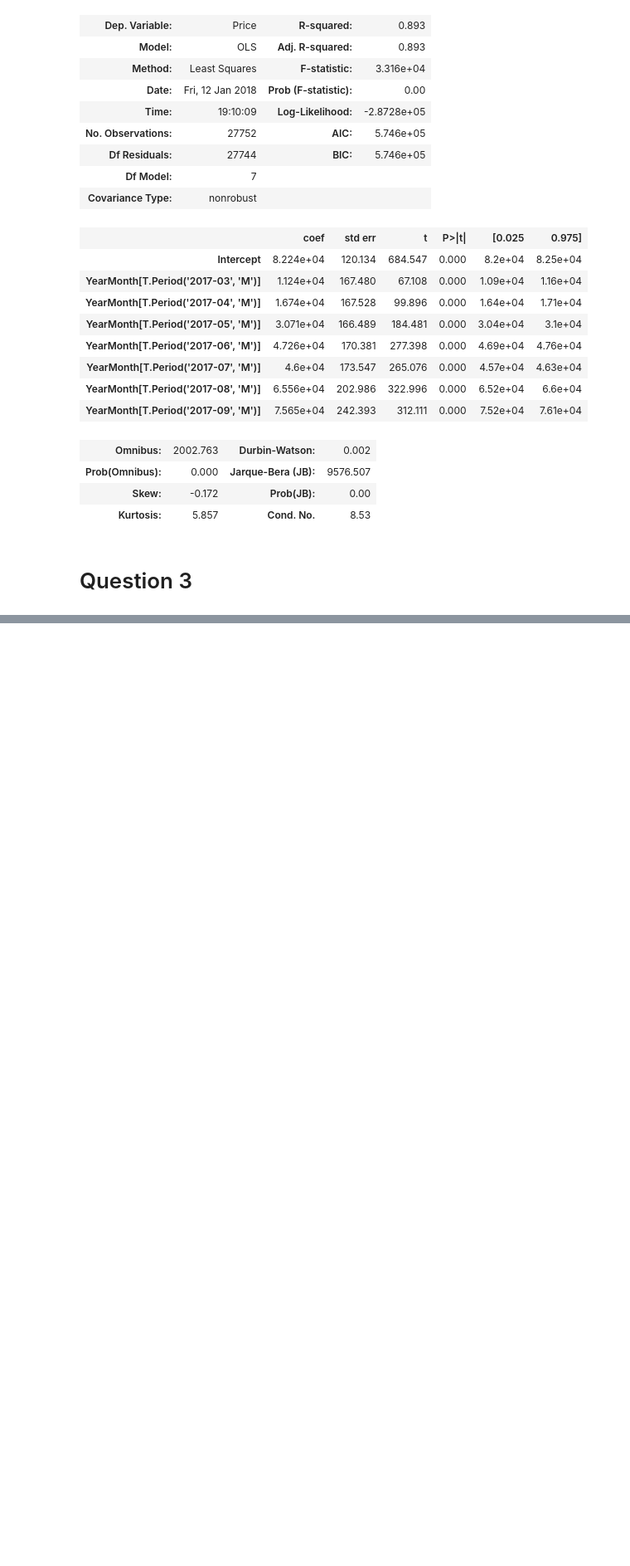
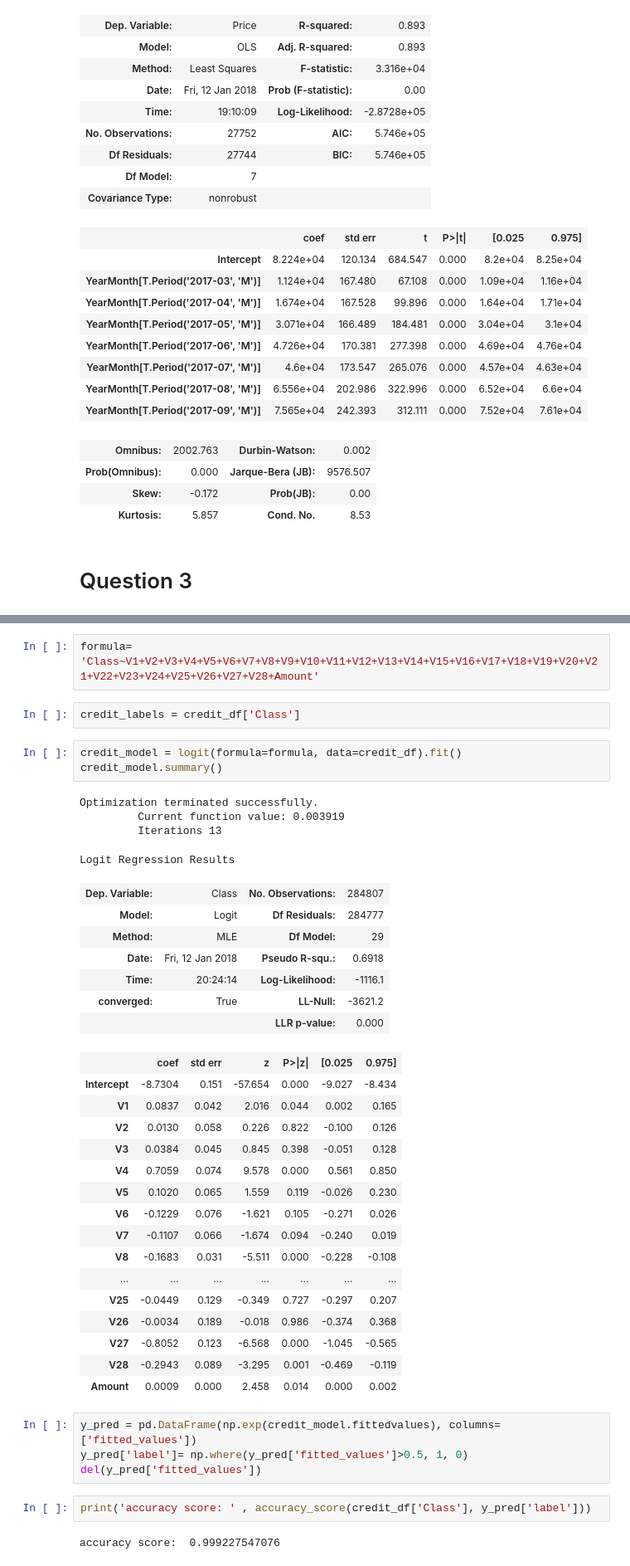
Before and after one commit to vasiach/PracticalDataScience, a Jupyter notebook: Assignment3.ipynb, the cells around one changed output, grey strips where cells are left out. Shown at 83% size. Saved outputs shown, nothing was run; the diff lists cells and outputs as text; blank space fills up the shorter version.

```diff
--- a/Assignment3.ipynb
+++ b/Assignment3.ipynb
@@ -255,0 +242,43 @@ credit_df
+# %%
+formula= 'Class~V1+V2+V3+V4+V5+V6+V7+V8+V9+V10+V11+V12+V13+V14+V15+V16+V17+V18+V19+V20+V21+V22+V23+V24+V25+V26+V27+V28+Amount'
+# %%
+credit_labels = credit_df['Class']
+# %%
+credit_model = logit(formula=formula, data=credit_df).fit()
+credit_model.summary()
+# %% [output]
+Optimization terminated successfully.
+         Current function value: 0.003919
+         Iterations 13
+Logit Regression Results
+| Dep. Variable: | Class | No. Observations: | 284807 |
+| Model: | Logit | Df Residuals: | 284777 |
+| Method: | MLE | Df Model: | 29 |
+| Date: | Fri, 12 Jan 2018 | Pseudo R-squ.: | 0.6918 |
+| Time: | 20:24:14 | Log-Likelihood: | -1116.1 |
+| converged: | True | LL-Null: | -3621.2 |
+|  |  | LLR p-value: | 0.000 |
+|  | coef | std err | z | P>|z| | [0.025 | 0.975] |
+| Intercept | -8.7304 | 0.151 | -57.654 | 0.000 | -9.027 | -8.434 |
+| V1 | 0.0837 | 0.042 | 2.016 | 0.044 | 0.002 | 0.165 |
+| V2 | 0.0130 | 0.058 | 0.226 | 0.822 | -0.100 | 0.126 |
+| V3 | 0.0384 | 0.045 | 0.845 | 0.398 | -0.051 | 0.128 |
+| V4 | 0.7059 | 0.074 | 9.578 | 0.000 | 0.561 | 0.850 |
+| V5 | 0.1020 | 0.065 | 1.559 | 0.119 | -0.026 | 0.230 |
+| V6 | -0.1229 | 0.076 | -1.621 | 0.105 | -0.271 | 0.026 |
+| V7 | -0.1107 | 0.066 | -1.674 | 0.094 | -0.240 | 0.019 |
+| V8 | -0.1683 | 0.031 | -5.511 | 0.000 | -0.228 | -0.108 |
+| ... | ... | ... | ... | ... | ... | ... |
+| V25 | -0.0449 | 0.129 | -0.349 | 0.727 | -0.297 | 0.207 |
+| V26 | -0.0034 | 0.189 | -0.018 | 0.986 | -0.374 | 0.368 |
+| V27 | -0.8052 | 0.123 | -6.568 | 0.000 | -1.045 | -0.565 |
+| V28 | -0.2943 | 0.089 | -3.295 | 0.001 | -0.469 | -0.119 |
+| Amount | 0.0009 | 0.000 | 2.458 | 0.014 | 0.000 | 0.002 |
+# %%
+y_pred = pd.DataFrame(np.exp(credit_model.fittedvalues), columns=['fitted_values'])
+y_pred['label']= np.where(y_pred['fitted_values']>0.5, 1, 0)
+del(y_pred['fitted_values'])
+# %%
+print('accuracy score: ' , accuracy_score(credit_df['Class'], y_pred['label']))
+# %% [output]
+accuracy score:  0.999227547076
```
Also changed, not shown: parts of 6 cells of this notebook.
